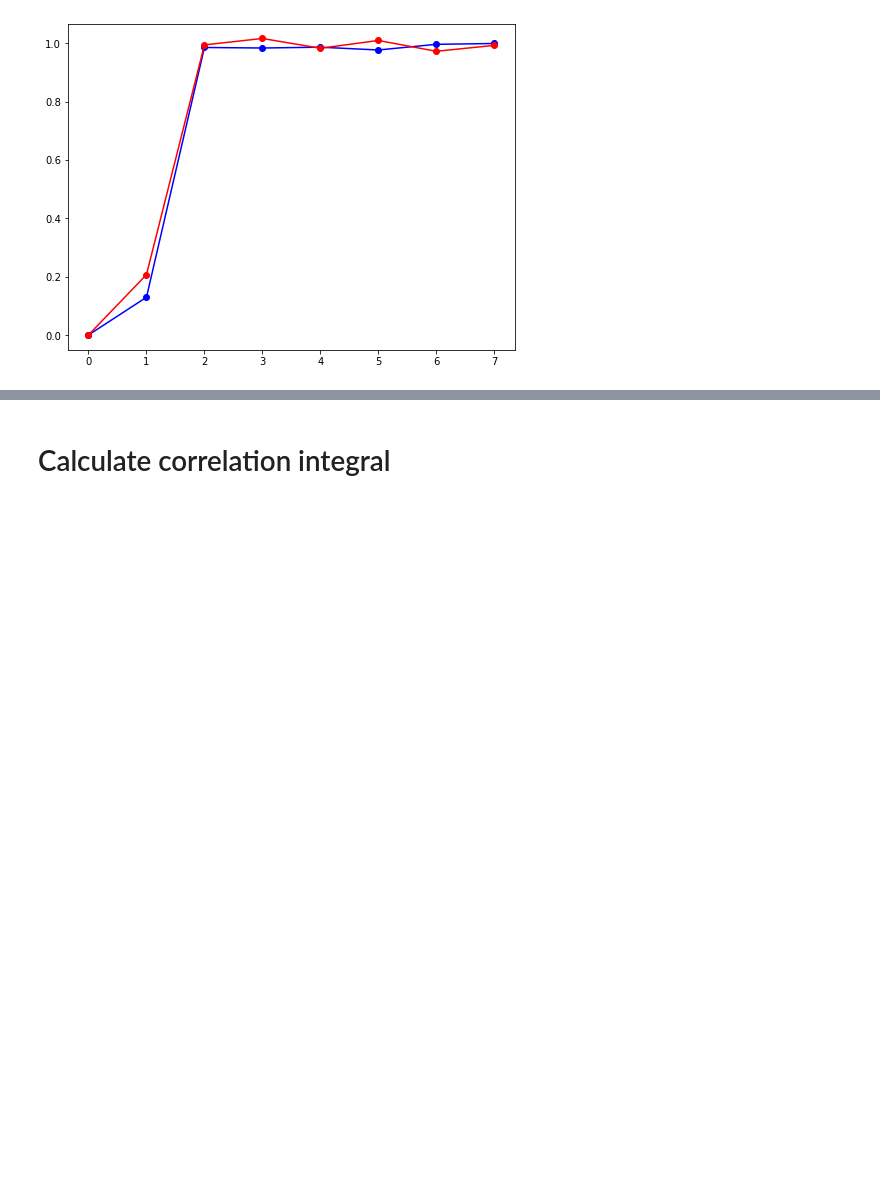
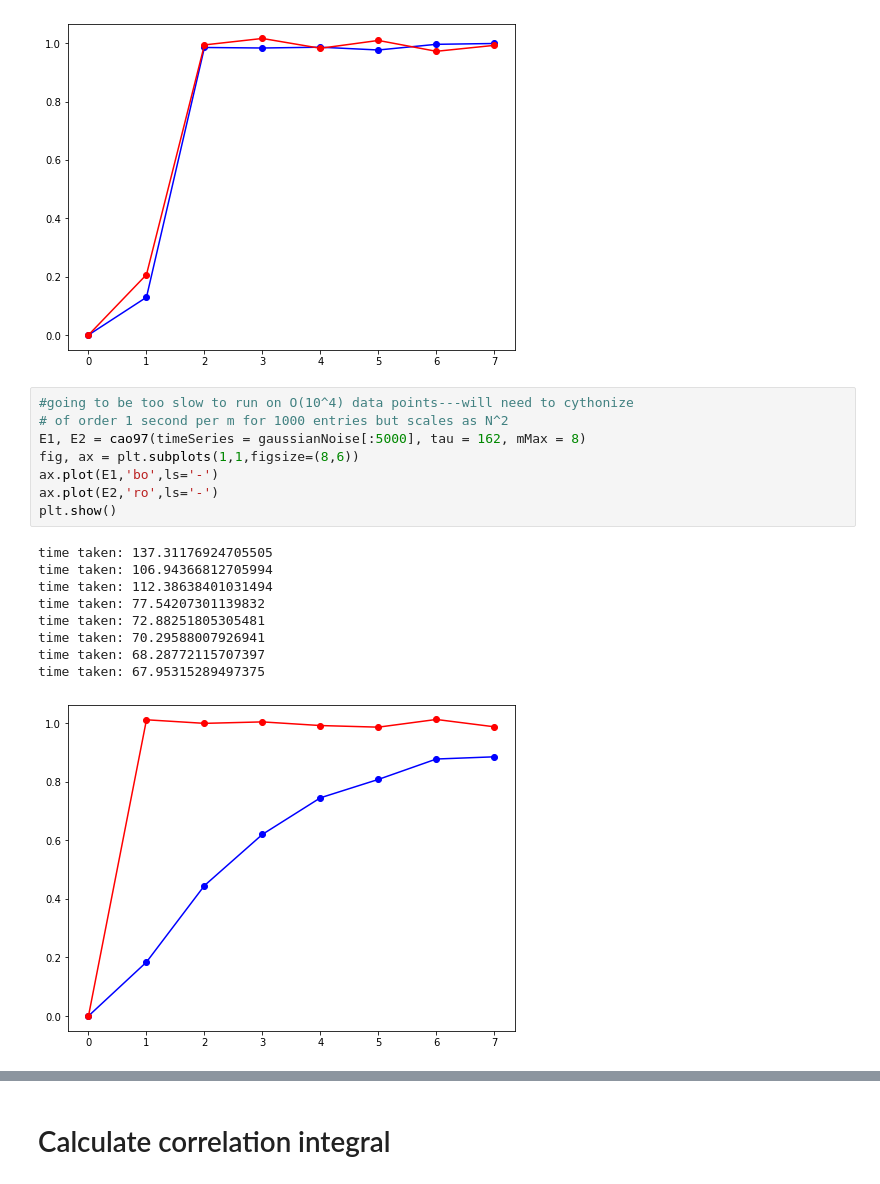
Before and after one commit to esandford/starspot_chaos, a Jupyter notebook: syntheticSignals.ipynb, the cells around one changed output, grey strips where cells are left out. Drawn from its saved outputs; the diff is of its cells as text; blank space fills up the shorter version.

Commit message:
added test plots for gaussian noise, simple multiperiodic, kovacs & buchler 1988 periodic

```diff
--- a/syntheticSignals.ipynb
+++ b/syntheticSignals.ipynb
@@ -1075,3 +1073,21 @@ time taken: 64.24368095397949
 time taken: 60.33236885070801
 time taken: 348.3781998157501
 [figure]
+# %%
+#going to be too slow to run on O(10^4) data points---will need to cythonize
+# of order 1 second per m for 1000 entries but scales as N^2
+E1, E2 = cao97(timeSeries = gaussianNoise[:5000], tau = 162, mMax = 8)
+fig, ax = plt.subplots(1,1,figsize=(8,6))
+ax.plot(E1,'bo',ls='-')
+ax.plot(E2,'ro',ls='-')
+plt.show()
+# %% [output]
+time taken: 137.31176924705505
+time taken: 106.94366812705994
+time taken: 112.38638401031494
+time taken: 77.54207301139832
+time taken: 72.88251805305481
+time taken: 70.29588007926941
+time taken: 68.28772115707397
+time taken: 67.95315289497375
+[figure, added]
```
Also changed, not shown: parts of 6 cells of this notebook.
